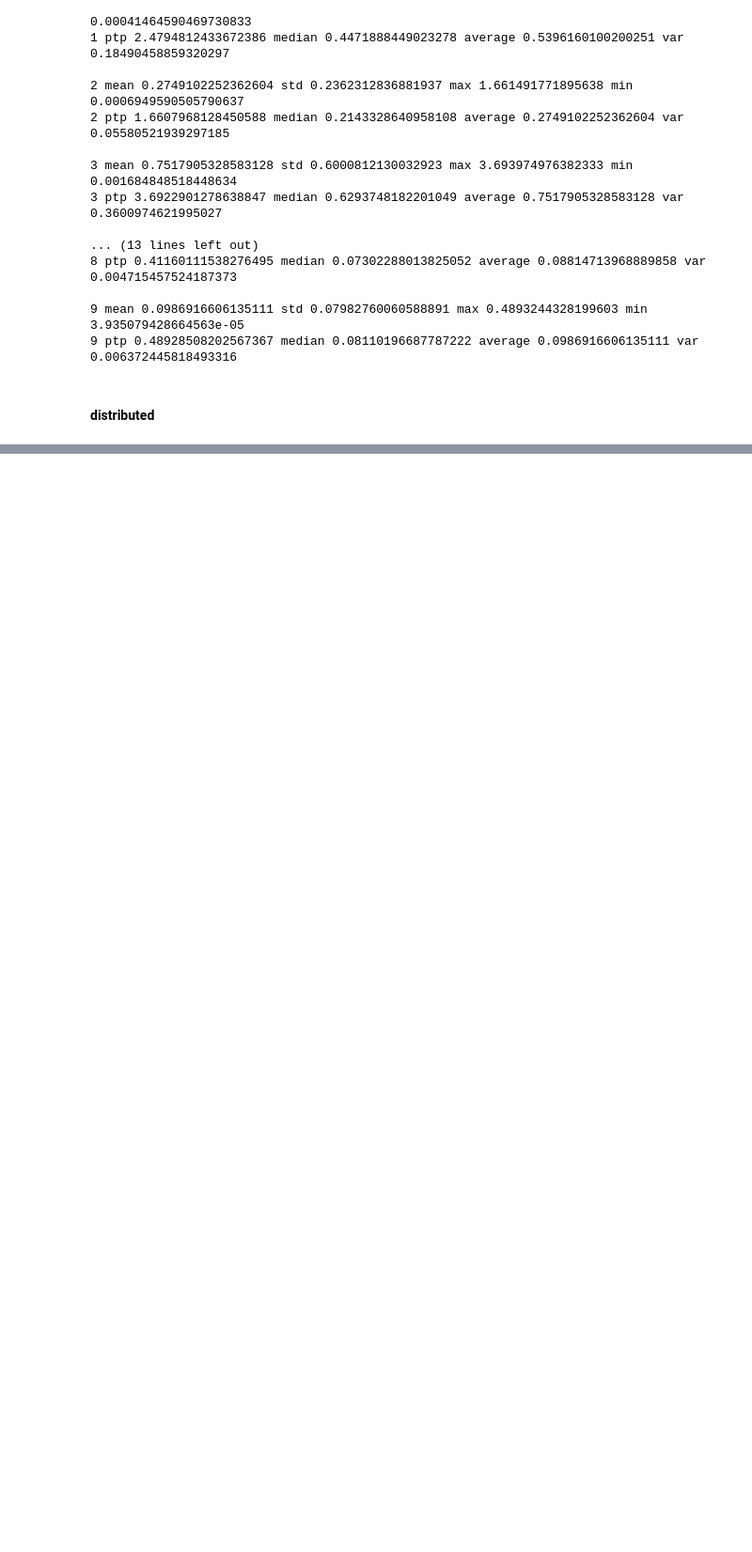
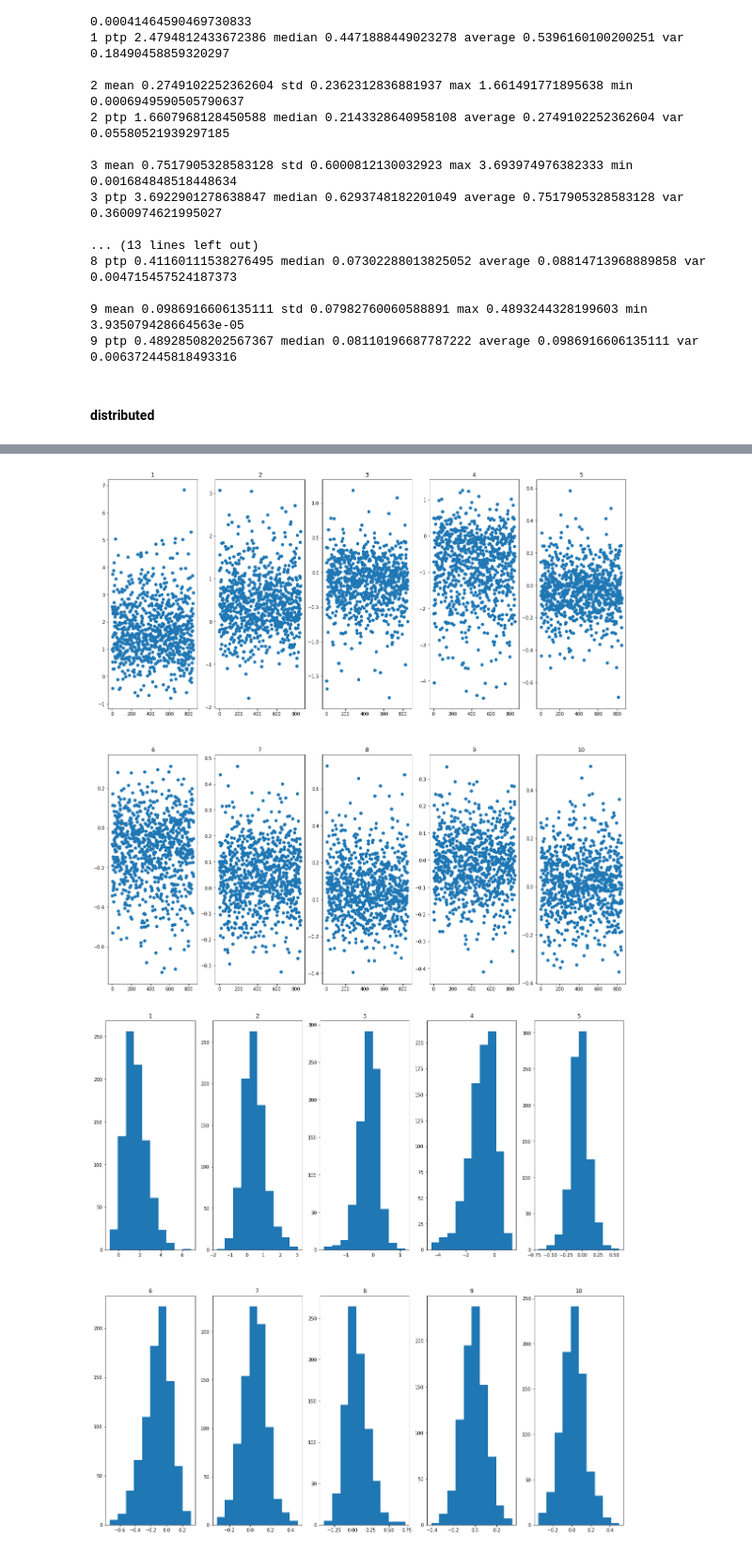
Before and after one commit to slowstone/PersonBodyType, a Jupyter notebook: eval.ipynb, the cells around one changed output, grey strips where cells are left out. Shown at 94% size. Drawn from its saved outputs; the diff is of its cells as text; code cells hidden in the pictures; blank space fills up the shorter version.

```diff
--- a/eval.ipynb
+++ b/eval.ipynb
@@ -368,0 +426,24 @@ for i in range(10):
+# %%
+btmp = [[] for i in range(10)]
+num = []
+for i,key in enumerate(val_info):
+    res = val_info[key]['betas']
+    for j in range(10):
+        btmp[j].append(res[j])
+    num.extend([i])
+# %%
+plt.figure(1,figsize=(20,20))
+for i in range(10):
+    plt.subplot(2,5,i+1)
+    plt.title(i+1)
+    plt.scatter(num,btmp[i])
+plt.show()
+plt.figure(2,figsize=(20,20))
+for i in range(10):
+    plt.subplot(2,5,i+1)
+    plt.title(i+1)
+    plt.hist(btmp[i])
+plt.show()
+# %% [output]
+[figure, added]
+[figure, added]
```
Also changed, not shown: parts of 26 cells of this notebook, 6 other files.
